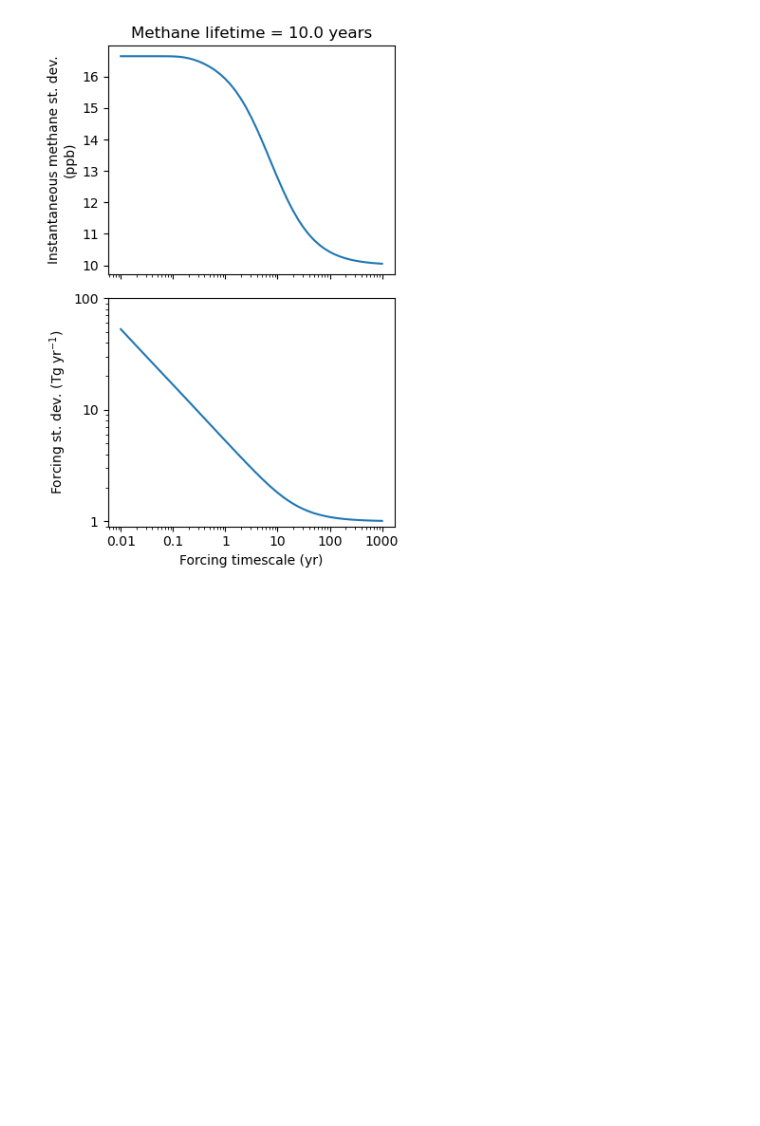
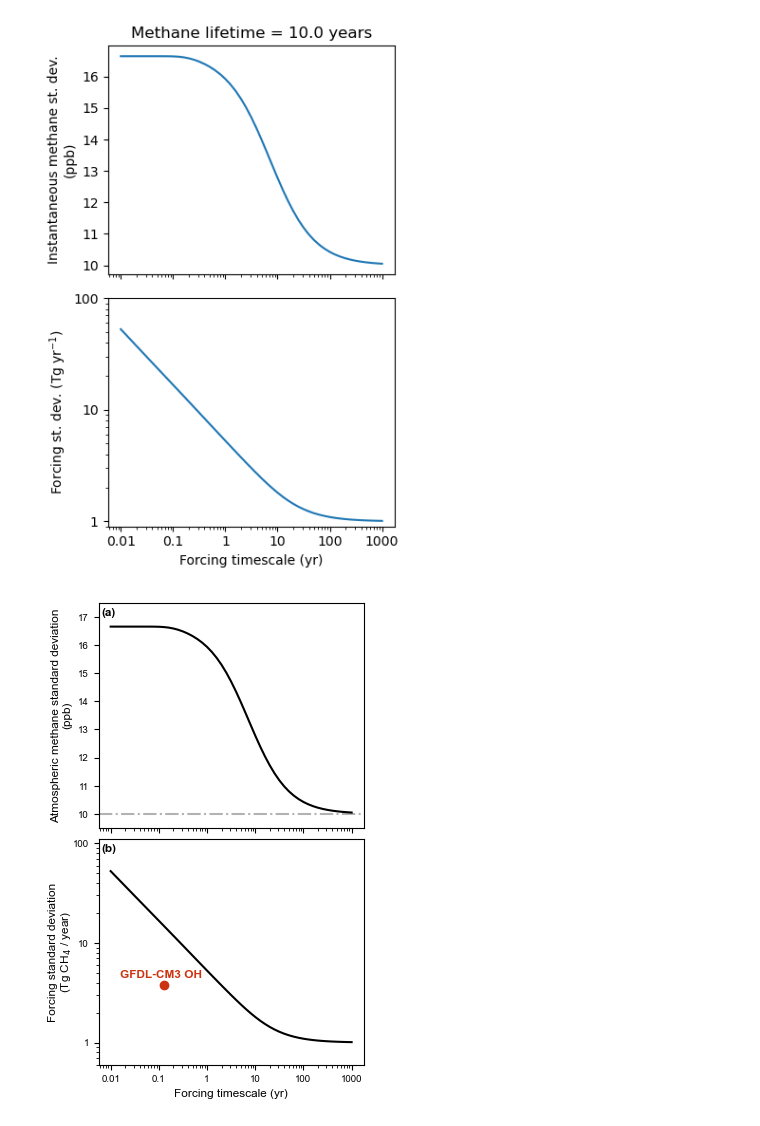
Before and after one commit to ericjmei/methane_noise_forcing, a Jupyter notebook: notebooks/figures_for_publication/forcing_variance_required.ipynb, the cells around one changed output. Saved outputs shown, nothing was run; the diff lists cells and outputs as text; code cells hidden in the pictures; blank space fills up the shorter version.

Commit message:
first attempt at a publication-ready figure 4 (forcing required)
- added a np.isclose() check to closed_form.py instead of a == equivalency

```diff
--- a/notebooks/figures_for_publication/forcing_variance_required.ipynb
+++ b/notebooks/figures_for_publication/forcing_variance_required.ipynb
@@ -12,3 +19,6 @@ import matplotlib.ticker as mticker
+# %%
+## figure settings
+fig_width = fig_width_options["one_column"]
 # %%
 with initialize(version_base=None, config_path="../../configs"):  # configs with data paths
     cfg = compose(config_name="config", overrides=[
@@ -348,3 +367,91 @@ axs[0].set_title(f'Methane lifetime = {tau_methane} years')
 plt.tight_layout()
 # %% [output]
 [figure]
+# %%
+def annotate_panel(ax, text, loc="left", pad=0.01, color='k', **kwargs):
+    """Place bold text at the top-left/right inside an axis."""
+    x = pad if loc == "left" else 1 - pad
+    ha = "left" if loc == "left" else "right"
+    ax.text(
+        x,
+        0.98,
+        text,
+        transform=ax.transAxes,
+        ha=ha,
+        va="top",
+        fontweight="bold",
+        color=color,
+        **kwargs
+    )
+# %%
+## draft of forcing plot
+tau_methane = 10.0  # years
+ylim_instantaneous = (9.5, 17.5)
+da_to_plot_forcing = forcing_variance.sel(taus_methane=tau_methane, method='nearest')
+da_to_plot_methane = instantaneous_methane_variance.sel(taus_methane=tau_methane, method='nearest')
+
+fig = plt.figure(figsize=(fig_width, 2 * 3))
+gs = GridSpec(
+    nrows=2,
+    ncols=1,
+    figure=fig,
+    hspace=0.05
+)
+
+# instantaneous methane variance
+ax_instantaneous = fig.add_subplot(gs[0, 0])
+ax_instantaneous.plot(
+    da_to_plot_methane.taus_forcing,
+    np.sqrt(da_to_plot_methane),
+    color='k'
+)
+ax_instantaneous.axhline(10, color="k", linestyle="-.", alpha=0.3)
+ax_instantaneous.set_xscale('log')
+ax_instantaneous.set_xticklabels([])
+ax_instantaneous.set_ylim(ylim_instantaneous)
+ax_instantaneous.set_ylabel('Atmospheric methane standard deviation\n(ppb)')
+
+# forcing variance
+ax_forcing = fig.add_subplot(gs[1, 0])
+ax_forcing.plot(
+    da_to_plot_forcing.taus_forcing,
+    np.sqrt(da_to_plot_forcing),
+    color='k'
+)
+# add a point for OH
+ax_forcing.plot(0.13, 3.76, 'o', color=colors_vibrant["red"])
+ax_forcing.text(
+        0.08,
+        0.42,
+        "GFDL-CM3 OH",
+        transform=ax_forcing.transAxes,
+        ha="left",
+        va="top",
+        fontweight="bold",
+        color=colors_vibrant["red"],
+    )
+ax_forcing.set_ylabel('Forcing standard deviation\n(Tg CH$_4$ / year)', labelpad=-1)
+
+ax_forcing.set_ylim(0.6, 110)
+ax_forcing.set_yscale('log')
+ax_forcing.yaxis.set_major_locator(mticker.LogLocator(base=10))
+ax_forcing.yaxis.set_major_formatter(mticker.FuncFormatter(lambda v, pos: f"{v:g}"))
+ax_forcing.yaxis.set_minor_formatter(mticker.NullFormatter())
+
+ax_forcing.set_xscale('log')
+ax_forcing.set_xlabel('Forcing timescale (yr)')
+ax_forcing.xaxis.set_major_locator(mticker.LogLocator(base=10))
+ax_forcing.xaxis.set_major_formatter(mticker.FuncFormatter(lambda v, pos: f"{v:g}"))
+ax_forcing.xaxis.set_minor_formatter(mticker.NullFormatter())
+
+## annotations
+annotate_panel(ax_instantaneous, "(a)")
+annotate_panel(ax_forcing, "(b)")
+
+# save figure in pdf format
+name = "fig_4"
+fig.savefig(
+    f"{cfg.paths.figures_dir}/for_publication/{name}.pdf", bbox_inches="tight", dpi=300
+)
+# %% [output]
+[figure, added]
```
Also changed, not shown: parts of 2 cells of this notebook, 1 other file.
